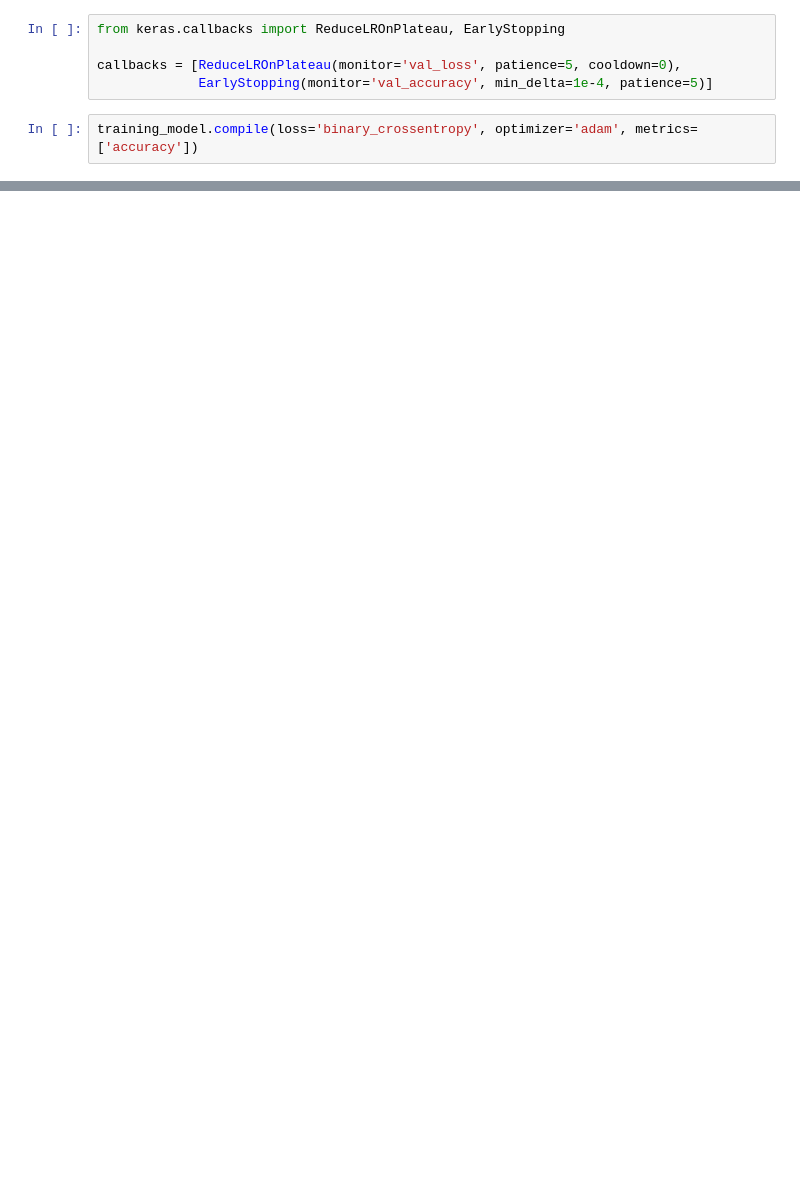
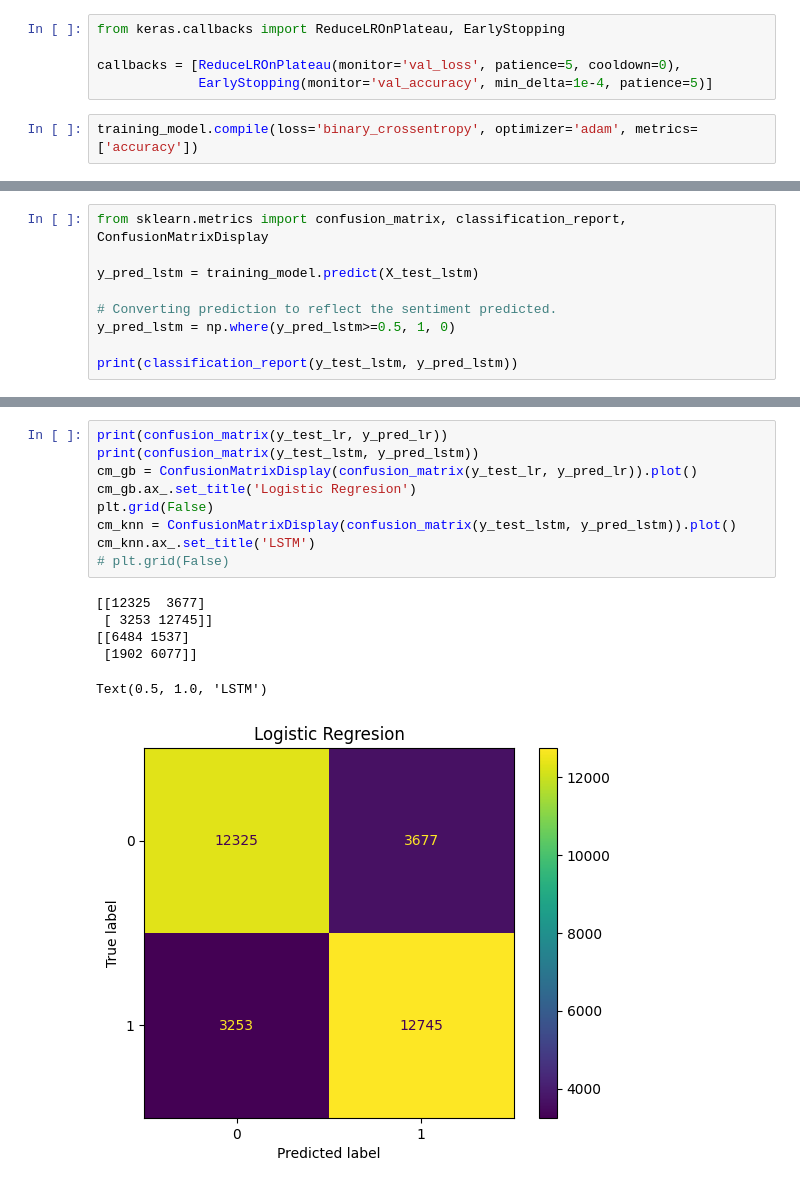
Before and after one commit to sakib7/ml-project-versioning, a Jupyter notebook: lstm_word2vec.ipynb, the cells around one changed output, grey strips where cells are left out. Cells and saved outputs as stored; diff of their text form; blank space fills up the shorter version.

```diff
--- a/lstm_word2vec.ipynb
+++ b/lstm_word2vec.ipynb
@@ -413,0 +408,9 @@ Wall time: 8min 30s
+# %%
+from sklearn.metrics import confusion_matrix, classification_report, ConfusionMatrixDisplay
+
+y_pred_lstm = training_model.predict(X_test_lstm)
+
+# Converting prediction to reflect the sentiment predicted.
+y_pred_lstm = np.where(y_pred_lstm>=0.5, 1, 0)
+
+print(classification_report(y_test_lstm, y_pred_lstm))
@@ -413,0 +427,16 @@ Wall time: 8min 30s
+# %%
+print(confusion_matrix(y_test_lr, y_pred_lr))
+print(confusion_matrix(y_test_lstm, y_pred_lstm))
+cm_gb = ConfusionMatrixDisplay(confusion_matrix(y_test_lr, y_pred_lr)).plot()
+cm_gb.ax_.set_title('Logistic Regresion')
+plt.grid(False)
+cm_knn = ConfusionMatrixDisplay(confusion_matrix(y_test_lstm, y_pred_lstm)).plot()
+cm_knn.ax_.set_title('LSTM')
+# plt.grid(False)
+# %% [output]
+[[12325  3677]
+ [ 3253 12745]]
+[[6484 1537]
+ [1902 6077]]
+Text(0.5, 1.0, 'LSTM')
+[figure, added]
```
Also changed, not shown: parts of 14 cells of this notebook.
